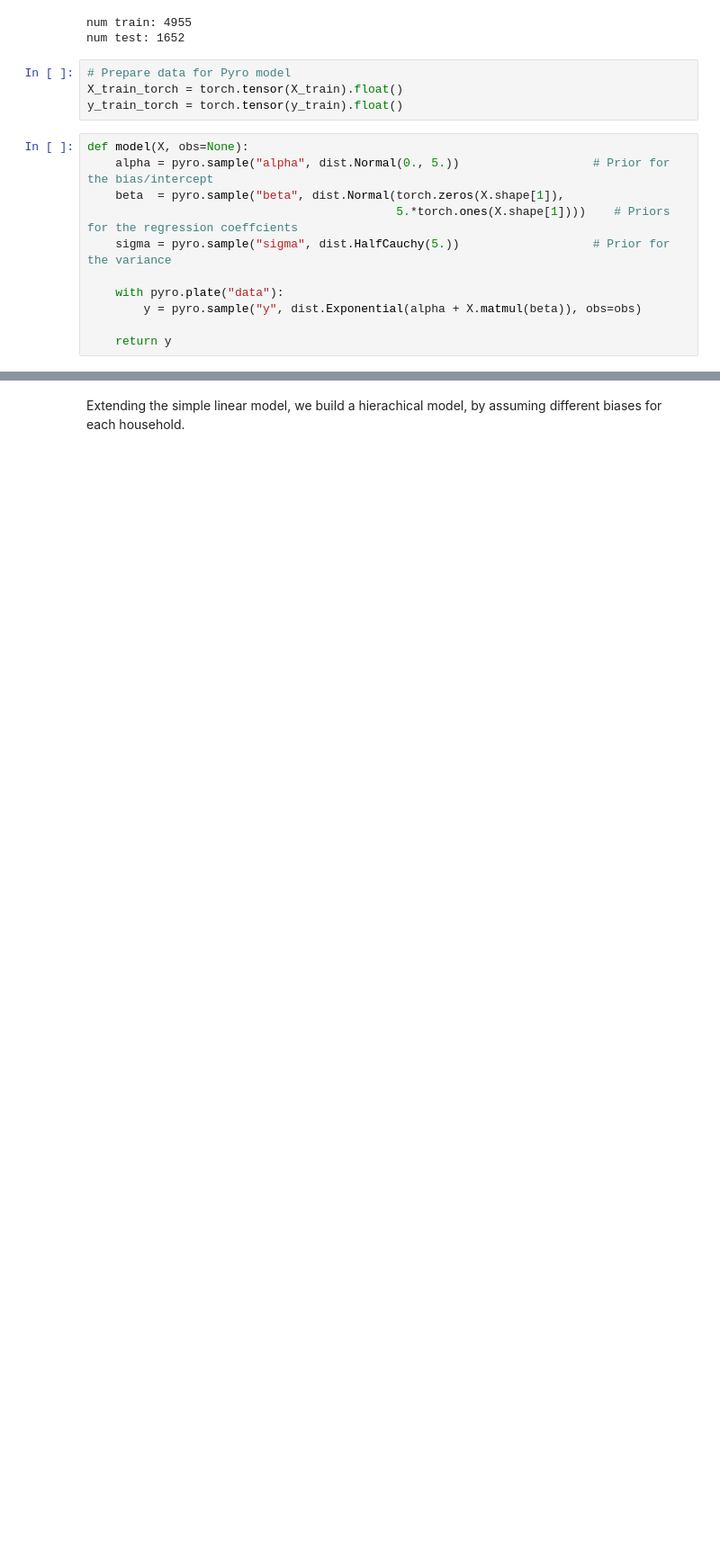
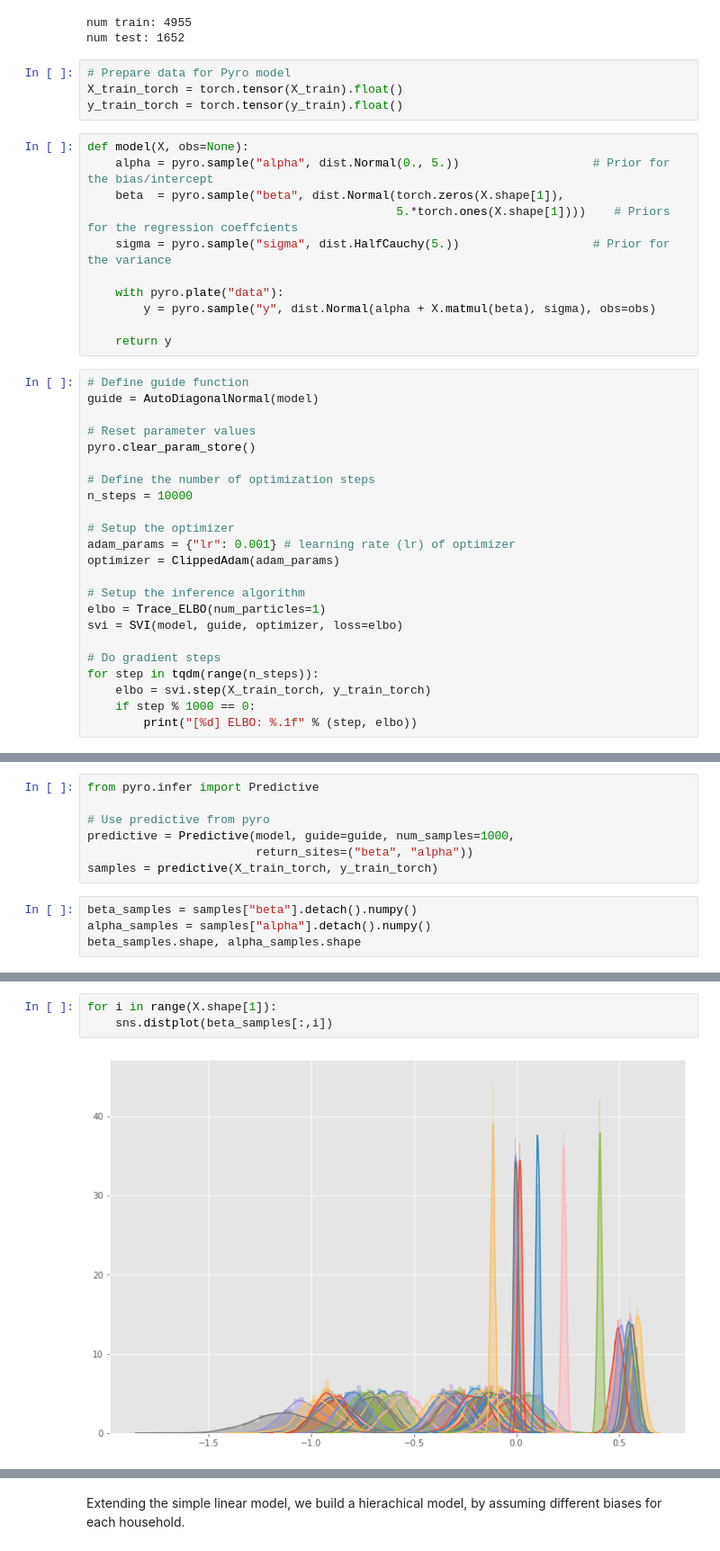
Before and after one commit to jmontalvo94/mbml-energy-predictor, a Jupyter notebook: 3_Scripts/Hierarchical _Model.ipynb, the cells around one changed output, grey strips where cells are left out. Shown at 90% size. Saved outputs shown, nothing was run; the diff lists cells and outputs as text; blank space fills up the shorter version.

```diff
--- a/3_Scripts/Hierarchical _Model.ipynb
+++ b/3_Scripts/Hierarchical _Model.ipynb
@@ -164,6 +169,29 @@ def model(X, obs=None):
     sigma = pyro.sample("sigma", dist.HalfCauchy(5.))                   # Prior for the variance
 
     with pyro.plate("data"):
-        y = pyro.sample("y", dist.Exponential(alpha + X.matmul(beta)), obs=obs)
+        y = pyro.sample("y", dist.Normal(alpha + X.matmul(beta), sigma), obs=obs)
 
     return y
+# %%
+# Define guide function
+guide = AutoDiagonalNormal(model)
+
+# Reset parameter values
+pyro.clear_param_store()
+
+# Define the number of optimization steps
+n_steps = 10000
+
+# Setup the optimizer
+adam_params = {"lr": 0.001} # learning rate (lr) of optimizer
+optimizer = ClippedAdam(adam_params)
+
+# Setup the inference algorithm
+elbo = Trace_ELBO(num_particles=1)
+svi = SVI(model, guide, optimizer, loss=elbo)
+
+# Do gradient steps
+for step in tqdm(range(n_steps)):
+    elbo = svi.step(X_train_torch, y_train_torch)
+    if step % 1000 == 0:
+        print("[%d] ELBO: %.1f" % (step, elbo))
@@ -169,0 +209,11 @@ def model(X, obs=None):
+# %%
+from pyro.infer import Predictive
+
+# Use predictive from pyro
+predictive = Predictive(model, guide=guide, num_samples=1000,
+                        return_sites=("beta", "alpha"))
+samples = predictive(X_train_torch, y_train_torch)
+# %%
+beta_samples = samples["beta"].detach().numpy()
+alpha_samples = samples["alpha"].detach().numpy()
+beta_samples.shape, alpha_samples.shape
@@ -169,0 +222,5 @@ def model(X, obs=None):
+# %%
+for i in range(X.shape[1]):
+    sns.distplot(beta_samples[:,i])
+# %% [output]
+[figure, added]
```
Also changed, not shown: parts of 24 cells of this notebook.
